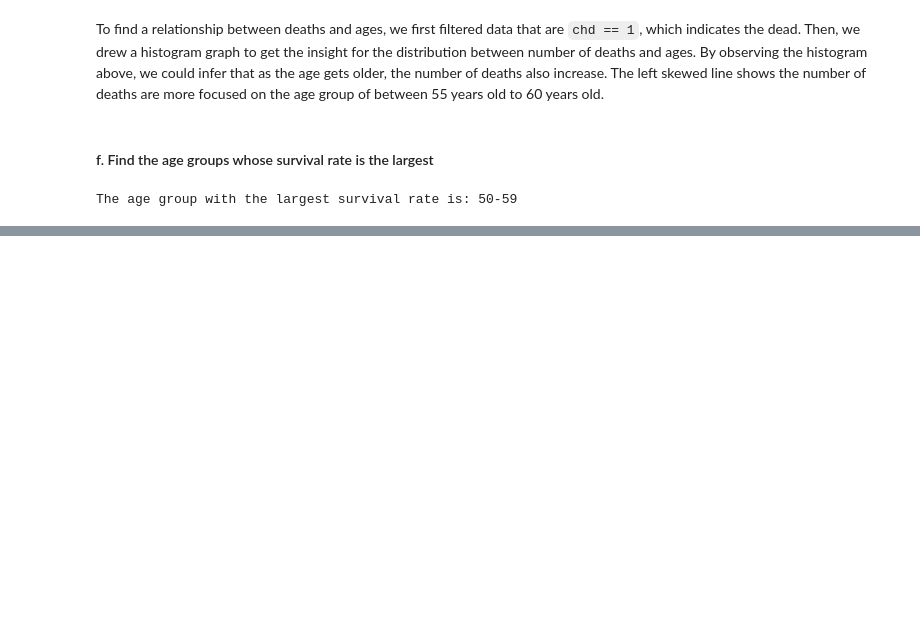
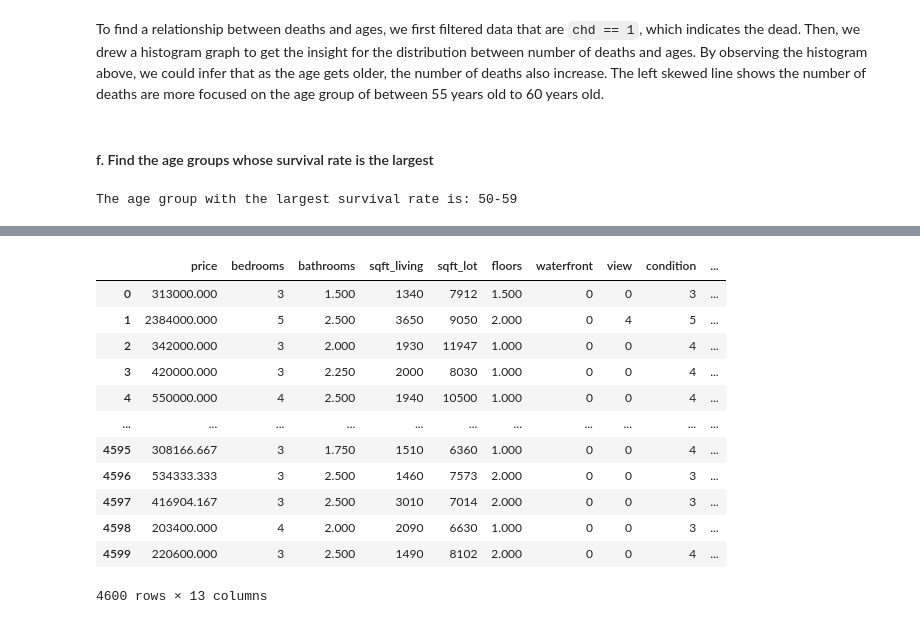
Before and after one commit to sgwlee96/SJSU, a Jupyter notebook: DATA220/Lab1/Lab1.ipynb, the cells around one changed output, grey strips where cells are left out. Cells and saved outputs as stored; diff of their text form; code cells hidden in the pictures; blank space fills up the shorter version.

```diff
--- a/DATA220/Lab1/Lab1.ipynb
+++ b/DATA220/Lab1/Lab1.ipynb
@@ -288,0 +508,16 @@ The age group with the largest survival rate is: 50-59
+# %%
+numerical_features
+# %% [output]
+|  | price | bedrooms | bathrooms | sqft_living | sqft_lot | floors | waterfront | view | condition | ... |
+| 0 | 313000.000 | 3 | 1.500 | 1340 | 7912 | 1.500 | 0 | 0 | 3 | ... |
+| 1 | 2384000.000 | 5 | 2.500 | 3650 | 9050 | 2.000 | 0 | 4 | 5 | ... |
+| 2 | 342000.000 | 3 | 2.000 | 1930 | 11947 | 1.000 | 0 | 0 | 4 | ... |
+| 3 | 420000.000 | 3 | 2.250 | 2000 | 8030 | 1.000 | 0 | 0 | 4 | ... |
+| 4 | 550000.000 | 4 | 2.500 | 1940 | 10500 | 1.000 | 0 | 0 | 4 | ... |
+| ... | ... | ... | ... | ... | ... | ... | ... | ... | ... | ... |
+| 4595 | 308166.667 | 3 | 1.750 | 1510 | 6360 | 1.000 | 0 | 0 | 4 | ... |
+| 4596 | 534333.333 | 3 | 2.500 | 1460 | 7573 | 2.000 | 0 | 0 | 3 | ... |
+| 4597 | 416904.167 | 3 | 2.500 | 3010 | 7014 | 2.000 | 0 | 0 | 3 | ... |
+| 4598 | 203400.000 | 4 | 2.000 | 2090 | 6630 | 1.000 | 0 | 0 | 3 | ... |
+| 4599 | 220600.000 | 3 | 2.500 | 1490 | 8102 | 2.000 | 0 | 0 | 4 | ... |
+4600 rows × 13 columns
```
Also changed, not shown: parts of 32 cells of this notebook, 42 other files.
